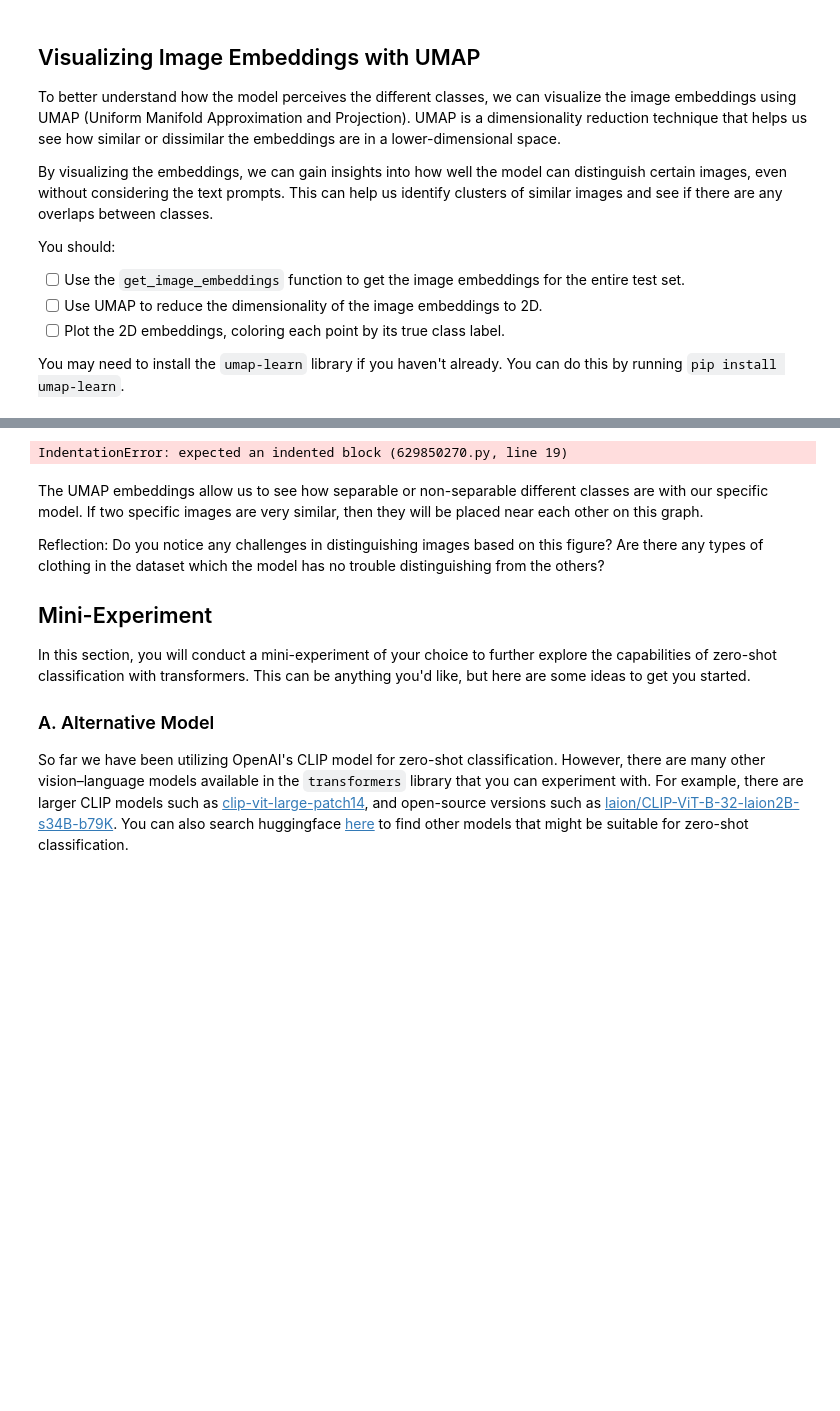
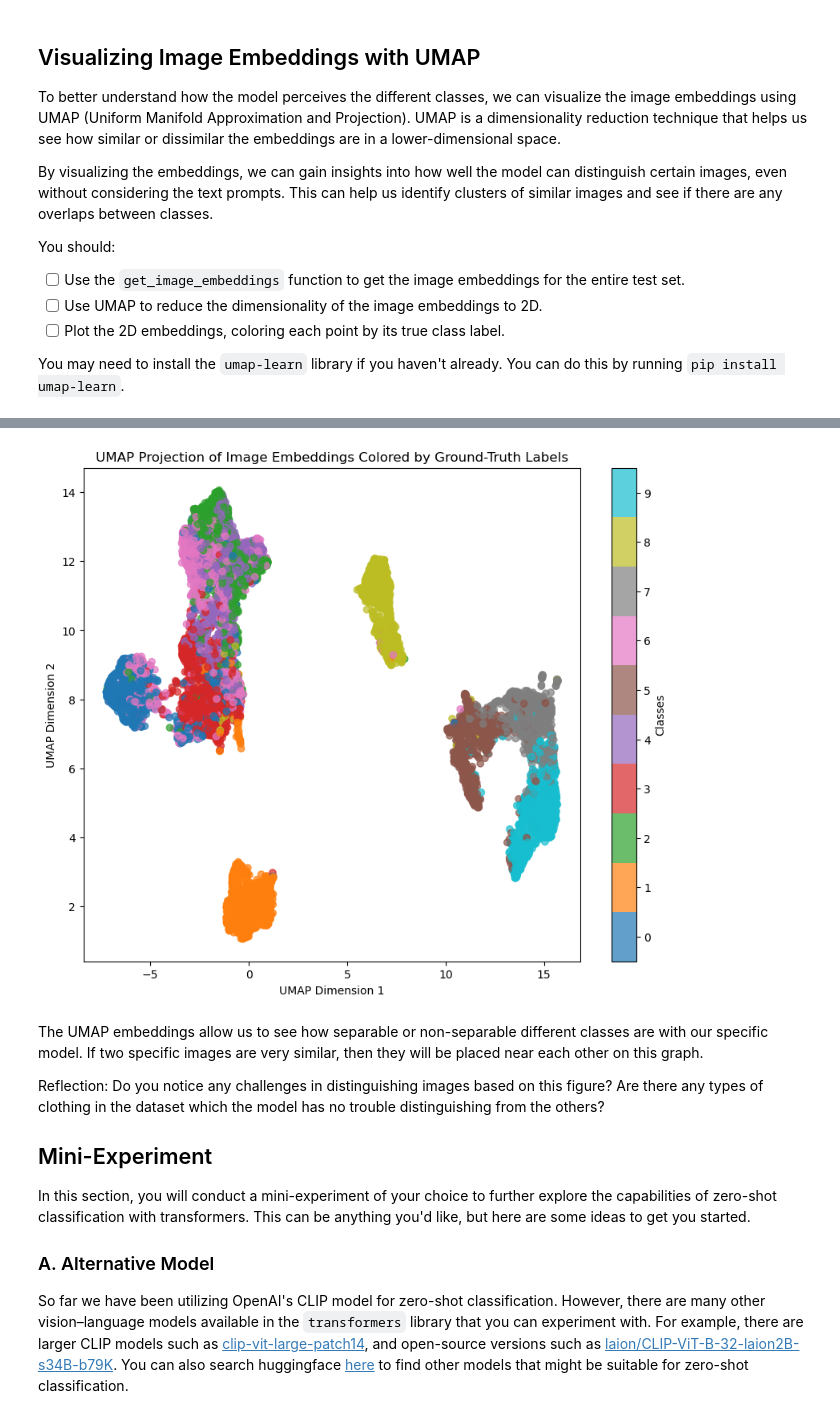
Before and after one commit to davyjones1210/deep_learning, a Jupyter notebook: 02_activities/assignments/assignment_2.ipynb, the cells around one changed output, grey strips where cells are left out. Saved outputs shown, nothing was run; the diff lists cells and outputs as text; code cells hidden in the pictures; blank space fills up the shorter version.

```diff
--- a/02_activities/assignments/assignment_2.ipynb
+++ b/02_activities/assignments/assignment_2.ipynb
@@ -349,5 +434,6 @@ You may need to install the `umap-learn` library if you haven't already. You can
 # %%
 from umap import UMAP
+from tqdm import tqdm
 
 # ------------------------------------------------------------
 # 1. Collect image embeddings
@@ -355,19 +441,37 @@ from umap import UMAP
 all_img_emb = []
 all_labels  = []
 
-for pixel_values, labels in test_loader:
+for pixel_values, labels in tqdm(test_loader):
+    # Get image embeddings
+    image_feats = get_image_embeddings(pixel_values)
+
+    all_img_emb.append(image_feats.cpu().numpy())
+    all_labels.extend(labels.numpy())
+
 
 
 # ------------------------------------------------------------
 # 2. Fit UMAP
 # ------------------------------------------------------------
-
-
-# ------------------------------------------------------------
-# 3. Plot coloured by ground-truth label
-# ------------------------------------------------------------
+all_img_emb = np.vstack(all_img_emb)
+umap_model = UMAP(n_components=2, random_state=42)
+img_emb_2d = umap_model.fit_transform(all_img_emb)
-# %% [output]
-IndentationError: expected an indented block (629850270.py, line 19)
+# %%
+# ------------------------------------------------------------
+# 3. Plot coloured by ground-truth label
+# ------------------------------------------------------------
+import matplotlib.pyplot as plt
+plt.figure(figsize=(10, 8))
+scatter = plt.scatter(img_emb_2d[:, 0], img_emb_2d[:, 1], c=all_labels, cmap='tab10', alpha=0.7)
+plt.title("UMAP Projection of Image Embeddings Colored by Ground-Truth Labels")
+plt.xlabel("UMAP Dimension 1")
+plt.ylabel("UMAP Dimension 2")
+plt.colorbar(scatter, ticks=range(len(CLASS_NAMES)), label='Classes')
+plt.clim(-0.5, len(CLASS_NAMES) - 0.5)
+plt.show()
+# ------------------------------------------------------------
+# %% [output]
+[figure, added]
 # %% [markdown]
 The UMAP embeddings allow us to see how separable or non-separable different classes are with our specific model. If two specific images are very similar, then they will be placed near each other on this graph.
 
```
Also changed, not shown: parts of 5 cells of this notebook.
